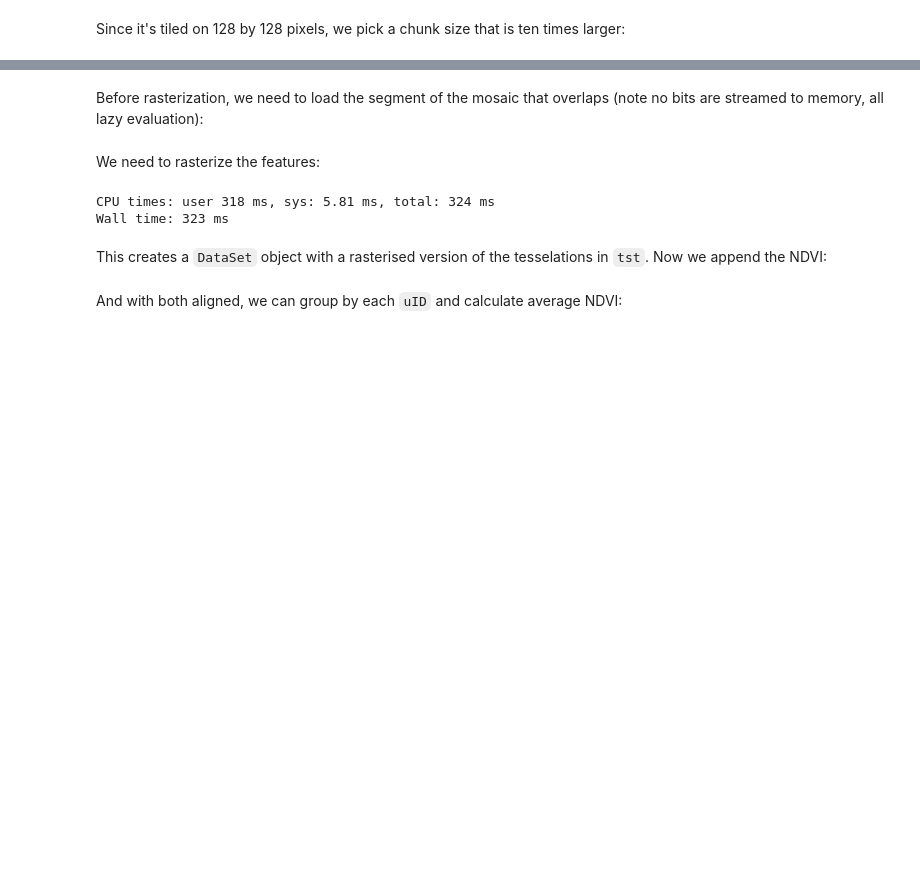
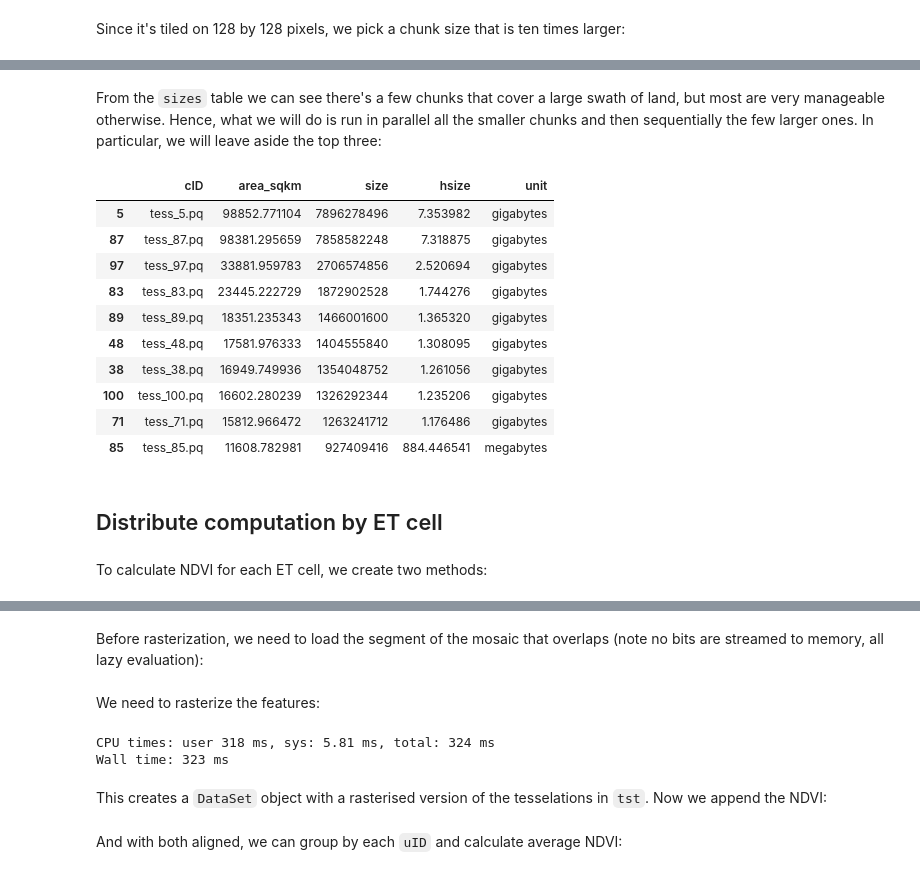
Before and after one commit to urbangrammarai/data_processing, a Jupyter notebook: imagery/GHS-composite-S2_ndvi.ipynb, the cells around one changed output, grey strips where cells are left out. Drawn from its saved outputs; the diff is of its cells as text; code cells hidden in the pictures; blank space fills up the shorter version.

Commit message:
Add more to NDVI, w/ national resampling failing for now

```diff
--- a/imagery/GHS-composite-S2_ndvi.ipynb
+++ b/imagery/GHS-composite-S2_ndvi.ipynb
@@ -66,0 +244,16 @@ memory usage: 64.0 KB
+# %% [markdown]
+From the `sizes` table we can see there's a few chunks that cover a large swath of land, but most are very manageable otherwise. Hence, what we will do is run in parallel all the smaller chunks and then sequentially the few larger ones. In particular, we will leave aside the top three:
+# %%
+sizes.sort_values("size", ascending=False).head(10)
+# %% [output]
+|  | cID | area_sqkm | size | hsize | unit |
+| 5 | tess_5.pq | 98852.771104 | 7896278496 | 7.353982 | gigabytes |
+| 87 | tess_87.pq | 98381.295659 | 7858582248 | 7.318875 | gigabytes |
+| 97 | tess_97.pq | 33881.959783 | 2706574856 | 2.520694 | gigabytes |
+| 83 | tess_83.pq | 23445.222729 | 1872902528 | 1.744276 | gigabytes |
+| 89 | tess_89.pq | 18351.235343 | 1466001600 | 1.365320 | gigabytes |
+| 48 | tess_48.pq | 17581.976333 | 1404555840 | 1.308095 | gigabytes |
+| 38 | tess_38.pq | 16949.749936 | 1354048752 | 1.261056 | gigabytes |
+| 100 | tess_100.pq | 16602.280239 | 1326292344 | 1.235206 | gigabytes |
+| 71 | tess_71.pq | 15812.966472 | 1263241712 | 1.176486 | gigabytes |
+| 85 | tess_85.pq | 11608.782981 | 927409416 | 884.446541 | megabytes |
@@ -66,0 +262,4 @@ memory usage: 64.0 KB
+# %% [markdown]
+## Distribute computation by ET cell
+# %% [markdown]
+To calculate NDVI for each ET cell, we create two methods:
```
Also changed, not shown: parts of 49 cells of this notebook.
